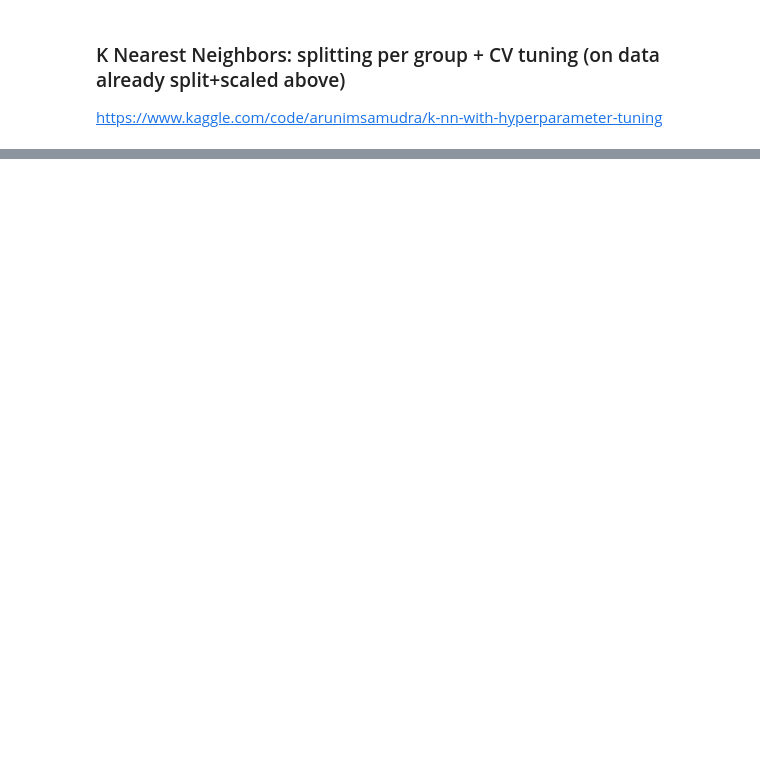
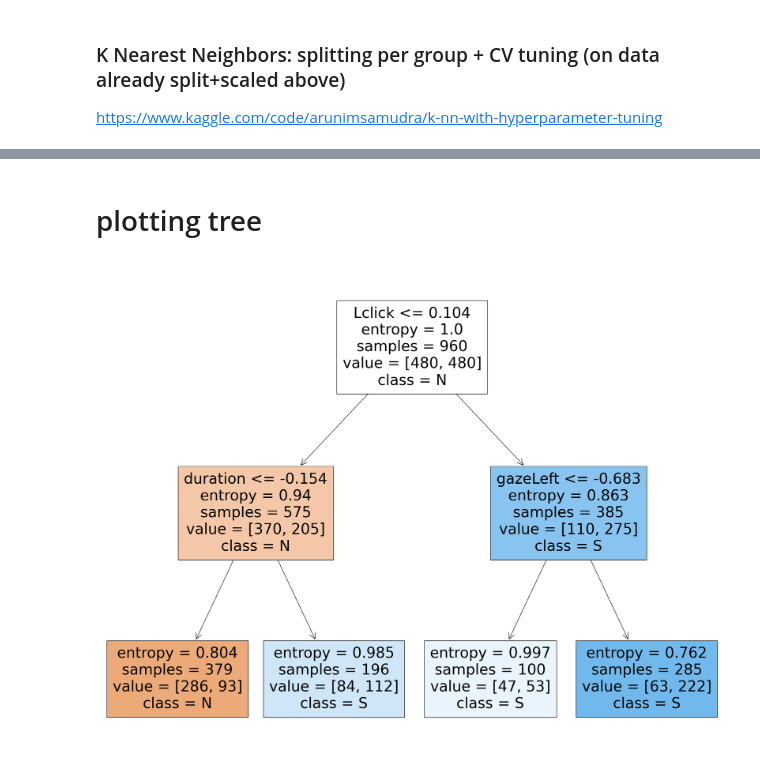
Before and after one commit to lefkothea1/thesis, a Jupyter notebook: classification.ipynb, the cells around one changed output, grey strips where cells are left out. Cells and saved outputs as stored; diff of their text form; code cells hidden in the pictures; blank space fills up the shorter version.

```diff
--- a/classification.ipynb
+++ b/classification.ipynb
@@ -46,5 +64,6 @@ def apply_kalman_filter(df, col, replaceCol = False):
 
 
 # #applying it to all num cols -NOT PP WISE SO WRONG
-for col in df.select_dtypes(include='number').columns:
+# for col in df.select_dtypes(include='number').columns:
+for col in feature_cols:
     df = apply_kalman_filter(df, col, replaceCol=True)
@@ -348,0 +463,11 @@ The accuracy score for the testing dataset is 0.5000
+# %% [markdown]
+ # plotting tree
+# %%
+from sklearn import tree
+fig = plt.figure(figsize=(25,20))
+_ = tree.plot_tree(random_result_dt.best_estimator_,
+                   feature_names = feature_cols,
+                   class_names = ['N','S'],
+                   filled=True)
+# %% [output]
+[figure, added]
```
Also changed, not shown: parts of 27 cells of this notebook.
